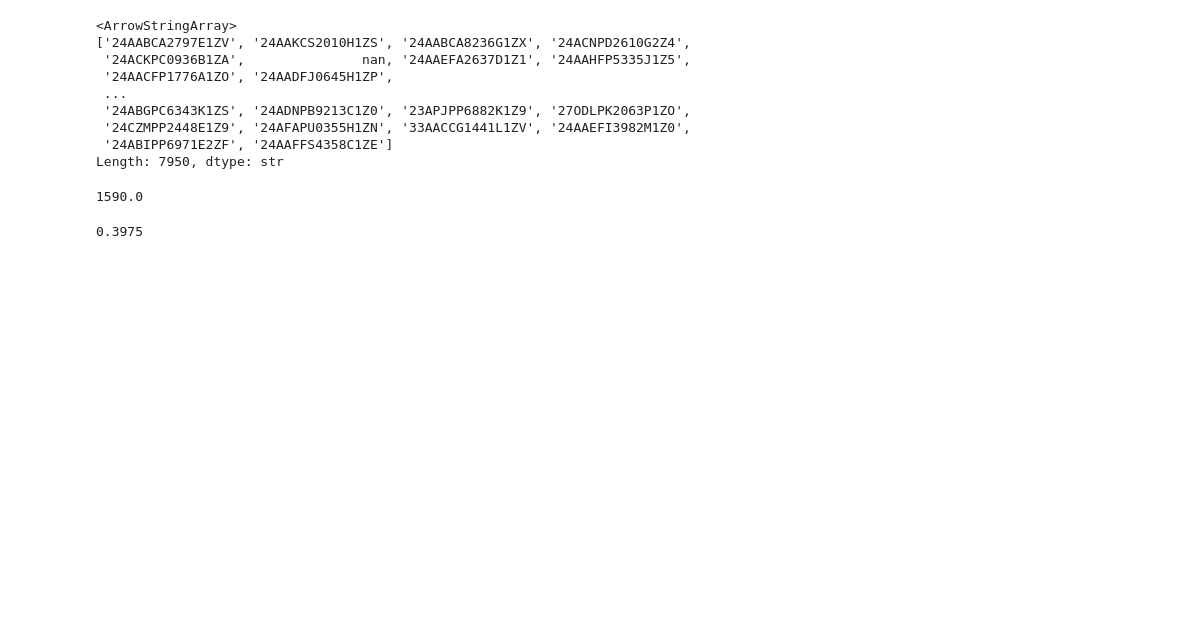
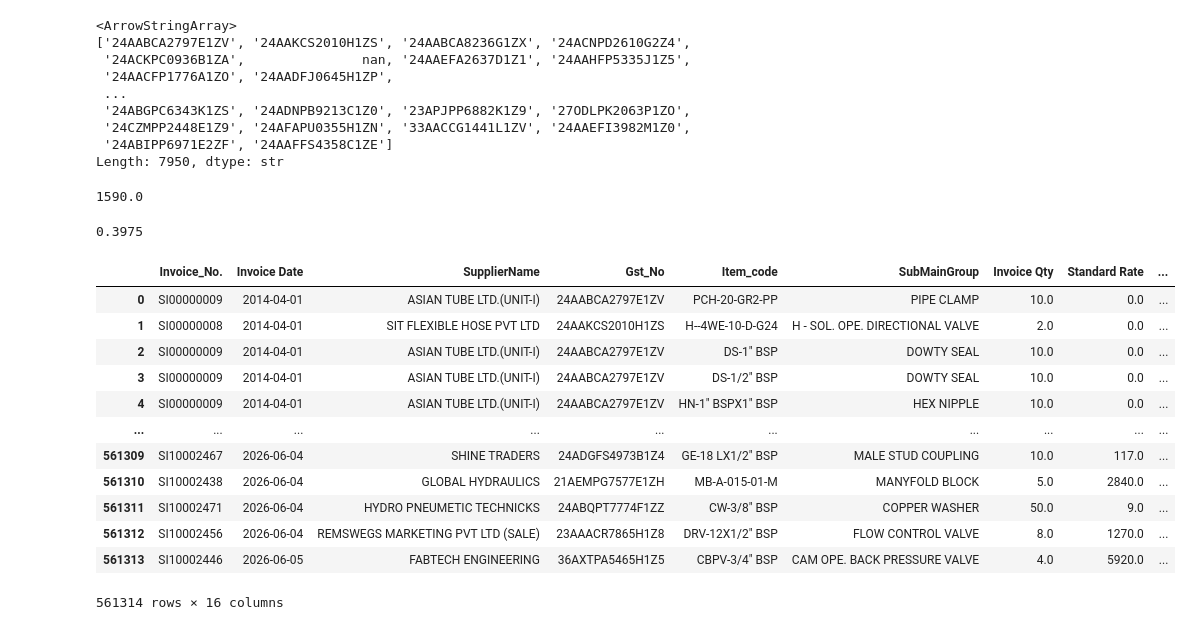
Before and after one commit to dhruvilsangani/Jacktech-Sales, a Jupyter notebook: sales_history_eda.ipynb, the cells around one changed output. Saved outputs shown, nothing was run; the diff lists cells and outputs as text; code cells hidden in the pictures; blank space fills up the shorter version.

```diff
--- a/sales_history_eda.ipynb
+++ b/sales_history_eda.ipynb
@@ -199,3 +247,19 @@ Length: 7950, dtype: str
 1590/4000
 # %% [output]
 0.3975
+# %%
+pd.read_excel("df-sales.xlsx")
+# %% [output]
+|  | Invoice_No. | Invoice Date | SupplierName | Gst_No | Item_code | SubMainGroup | Invoice Qty | Standard Rate | ... |
+| 0 | SI00000009 | 2014-04-01 | ASIAN TUBE LTD.(UNIT-I) | 24AABCA2797E1ZV | PCH-20-GR2-PP | PIPE CLAMP | 10.0 | 0.0 | ... |
+| 1 | SI00000008 | 2014-04-01 | SIT FLEXIBLE HOSE PVT LTD | 24AAKCS2010H1ZS | H--4WE-10-D-G24 | H - SOL. OPE. DIRECTIONAL VALVE | 2.0 | 0.0 | ... |
+| 2 | SI00000009 | 2014-04-01 | ASIAN TUBE LTD.(UNIT-I) | 24AABCA2797E1ZV | DS-1" BSP | DOWTY SEAL | 10.0 | 0.0 | ... |
+| 3 | SI00000009 | 2014-04-01 | ASIAN TUBE LTD.(UNIT-I) | 24AABCA2797E1ZV | DS-1/2" BSP | DOWTY SEAL | 10.0 | 0.0 | ... |
+| 4 | SI00000009 | 2014-04-01 | ASIAN TUBE LTD.(UNIT-I) | 24AABCA2797E1ZV | HN-1" BSPX1" BSP | HEX NIPPLE | 10.0 | 0.0 | ... |
+| ... | ... | ... | ... | ... | ... | ... | ... | ... | ... |
+| 561309 | SI10002467 | 2026-06-04 | SHINE TRADERS | 24ADGFS4973B1Z4 | GE-18 LX1/2" BSP | MALE STUD COUPLING | 10.0 | 117.0 | ... |
+| 561310 | SI10002438 | 2026-06-04 | GLOBAL HYDRAULICS | 21AEMPG7577E1ZH | MB-A-015-01-M | MANYFOLD BLOCK | 5.0 | 2840.0 | ... |
+| 561311 | SI10002471 | 2026-06-04 | HYDRO PNEUMETIC TECHNICKS | 24ABQPT7774F1ZZ | CW-3/8" BSP | COPPER WASHER | 50.0 | 9.0 | ... |
+| 561312 | SI10002456 | 2026-06-04 | REMSWEGS MARKETING PVT LTD (SALE) | 23AAACR7865H1Z8 | DRV-12X1/2" BSP | FLOW CONTROL VALVE | 8.0 | 1270.0 | ... |
+| 561313 | SI10002446 | 2026-06-05 | FABTECH ENGINEERING | 36AXTPA5465H1Z5 | CBPV-3/4" BSP | CAM OPE. BACK PRESSURE VALVE | 4.0 | 5920.0 | ... |
+561314 rows × 16 columns
```
Also changed, not shown: parts of 10 cells of this notebook, 6 other files.
